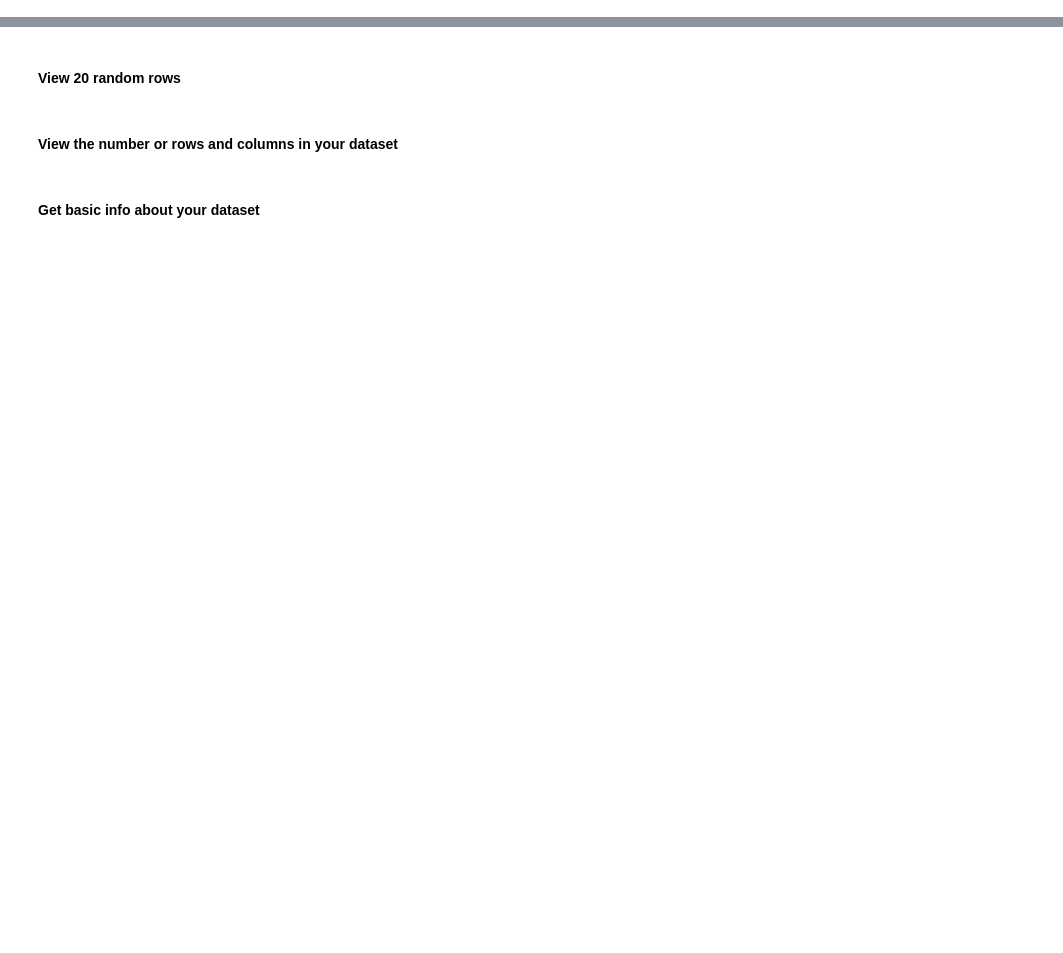
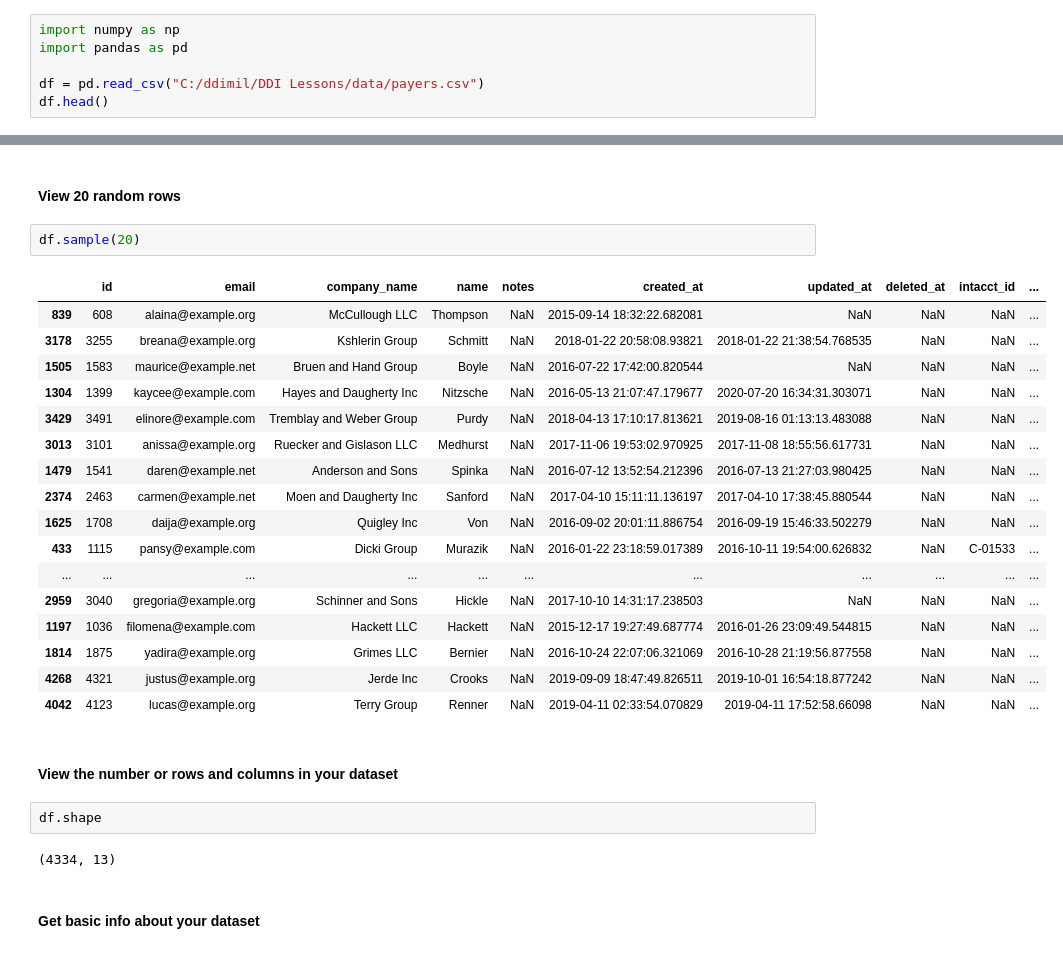
Before and after one commit to Samuel-Skinner/Pandas_Exercises, a Jupyter notebook: pandas-exercise.ipynb, the cells around one changed output, grey strips where cells are left out. Saved outputs shown, nothing was run; the diff lists cells and outputs as text; blank space fills up the shorter version.

````diff
--- a/pandas-exercise.ipynb
+++ b/pandas-exercise.ipynb
@@ -55,3 +55,9 @@ df.head()
 ### 3. Different ways to preview dataset
 # %% [markdown]
 There are three main methods in python to get a quick preview of your dataset. One method views the top rows, another method views the bottom rows, and the final method views a random sample of rows. Please re-import the CSV file as ```df``` and demonstrate all three methods.
+# %%
+import numpy as np
+import pandas as pd
+
+df = pd.read_csv("C:/ddimil/DDI Lessons/data/payers.csv")
+df.head()
@@ -68,6 +118,30 @@ How would you change the number or rows that are being viewed in each of these m
 # %% [markdown]
 #### View 20 random rows
+# %%
+df.sample(20)
+# %% [output]
+|  | id | email | company_name | name | notes | created_at | updated_at | deleted_at | intacct_id | ... |
+| 839 | 608 | alaina@example.org | McCullough LLC | Thompson | NaN | 2015-09-14 18:32:22.682081 | NaN | NaN | NaN | ... |
+| 3178 | 3255 | breana@example.org | Kshlerin Group | Schmitt | NaN | 2018-01-22 20:58:08.93821 | 2018-01-22 21:38:54.768535 | NaN | NaN | ... |
+| 1505 | 1583 | maurice@example.net | Bruen and Hand Group | Boyle | NaN | 2016-07-22 17:42:00.820544 | NaN | NaN | NaN | ... |
+| 1304 | 1399 | kaycee@example.com | Hayes and Daugherty Inc | Nitzsche | NaN | 2016-05-13 21:07:47.179677 | 2020-07-20 16:34:31.303071 | NaN | NaN | ... |
+| 3429 | 3491 | elinore@example.com | Tremblay and Weber Group | Purdy | NaN | 2018-04-13 17:10:17.813621 | 2019-08-16 01:13:13.483088 | NaN | NaN | ... |
+| 3013 | 3101 | anissa@example.org | Ruecker and Gislason LLC | Medhurst | NaN | 2017-11-06 19:53:02.970925 | 2017-11-08 18:55:56.617731 | NaN | NaN | ... |
+| 1479 | 1541 | daren@example.net | Anderson and Sons | Spinka | NaN | 2016-07-12 13:52:54.212396 | 2016-07-13 21:27:03.980425 | NaN | NaN | ... |
+| 2374 | 2463 | carmen@example.net | Moen and Daugherty Inc | Sanford | NaN | 2017-04-10 15:11:11.136197 | 2017-04-10 17:38:45.880544 | NaN | NaN | ... |
+| 1625 | 1708 | daija@example.org | Quigley Inc | Von | NaN | 2016-09-02 20:01:11.886754 | 2016-09-19 15:46:33.502279 | NaN | NaN | ... |
+| 433 | 1115 | pansy@example.com | Dicki Group | Murazik | NaN | 2016-01-22 23:18:59.017389 | 2016-10-11 19:54:00.626832 | NaN | C-01533 | ... |
+| ... | ... | ... | ... | ... | ... | ... | ... | ... | ... | ... |
+| 2959 | 3040 | gregoria@example.org | Schinner and Sons | Hickle | NaN | 2017-10-10 14:31:17.238503 | NaN | NaN | NaN | ... |
+| 1197 | 1036 | filomena@example.com | Hackett LLC | Hackett | NaN | 2015-12-17 19:27:49.687774 | 2016-01-26 23:09:49.544815 | NaN | NaN | ... |
+| 1814 | 1875 | yadira@example.org | Grimes LLC | Bernier | NaN | 2016-10-24 22:07:06.321069 | 2016-10-28 21:19:56.877558 | NaN | NaN | ... |
+| 4268 | 4321 | justus@example.org | Jerde Inc | Crooks | NaN | 2019-09-09 18:47:49.826511 | 2019-10-01 16:54:18.877242 | NaN | NaN | ... |
+| 4042 | 4123 | lucas@example.org | Terry Group | Renner | NaN | 2019-04-11 02:33:54.070829 | 2019-04-11 17:52:58.66098 | NaN | NaN | ... |
 # %% [markdown]
 #### View the number or rows and columns in your dataset
+# %%
+df.shape
+# %% [output]
+(4334, 13)
 # %% [markdown]
 #### Get basic info about your dataset
````
Also changed, not shown: parts of 6 cells of this notebook.
